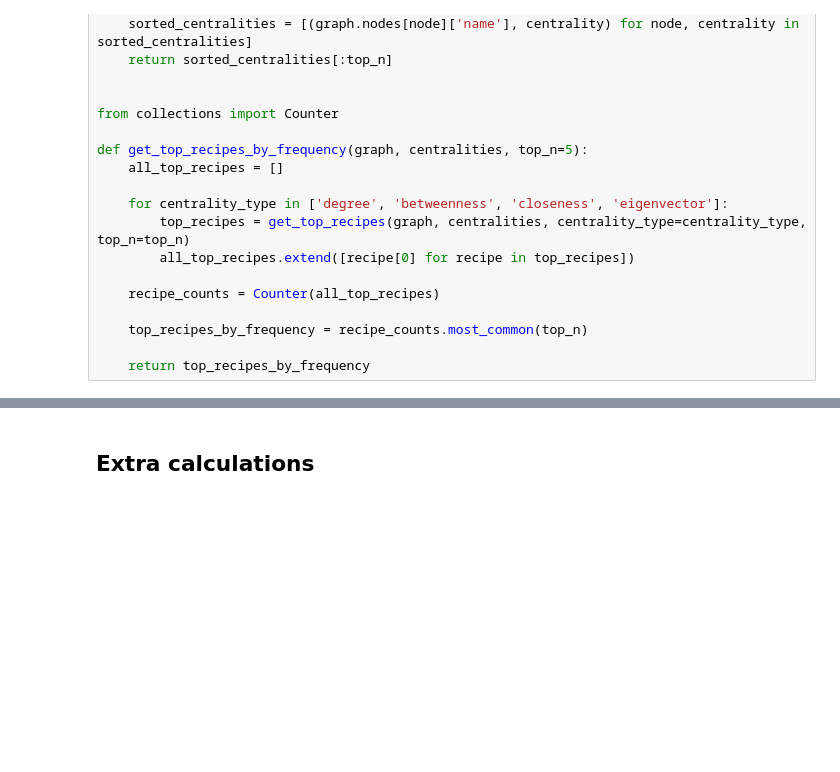
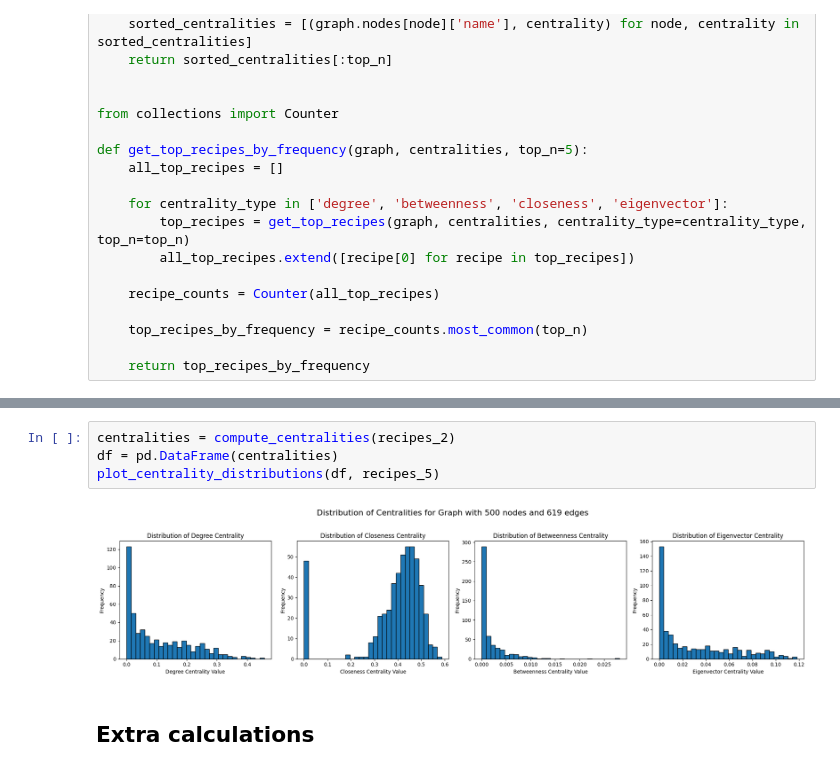
Before and after one commit to annanasz/NS_Group_Project, a Jupyter notebook: recipe_analysis.ipynb, the cells around one changed output, grey strips where cells are left out. Drawn from its saved outputs; the diff is of its cells as text; blank space fills up the shorter version.

```diff
--- a/recipe_analysis.ipynb
+++ b/recipe_analysis.ipynb
@@ -115,3 +109,9 @@ for graph_file in graph_files:
+# %%
+centralities = compute_centralities(recipes_2)
+df = pd.DataFrame(centralities)
+plot_centrality_distributions(df, recipes_5)
+# %% [output]
+[figure, added]
 # %% [markdown]
 ## Extra calculations
 # %%
```
Also changed, not shown: parts of 16 cells of this notebook.
